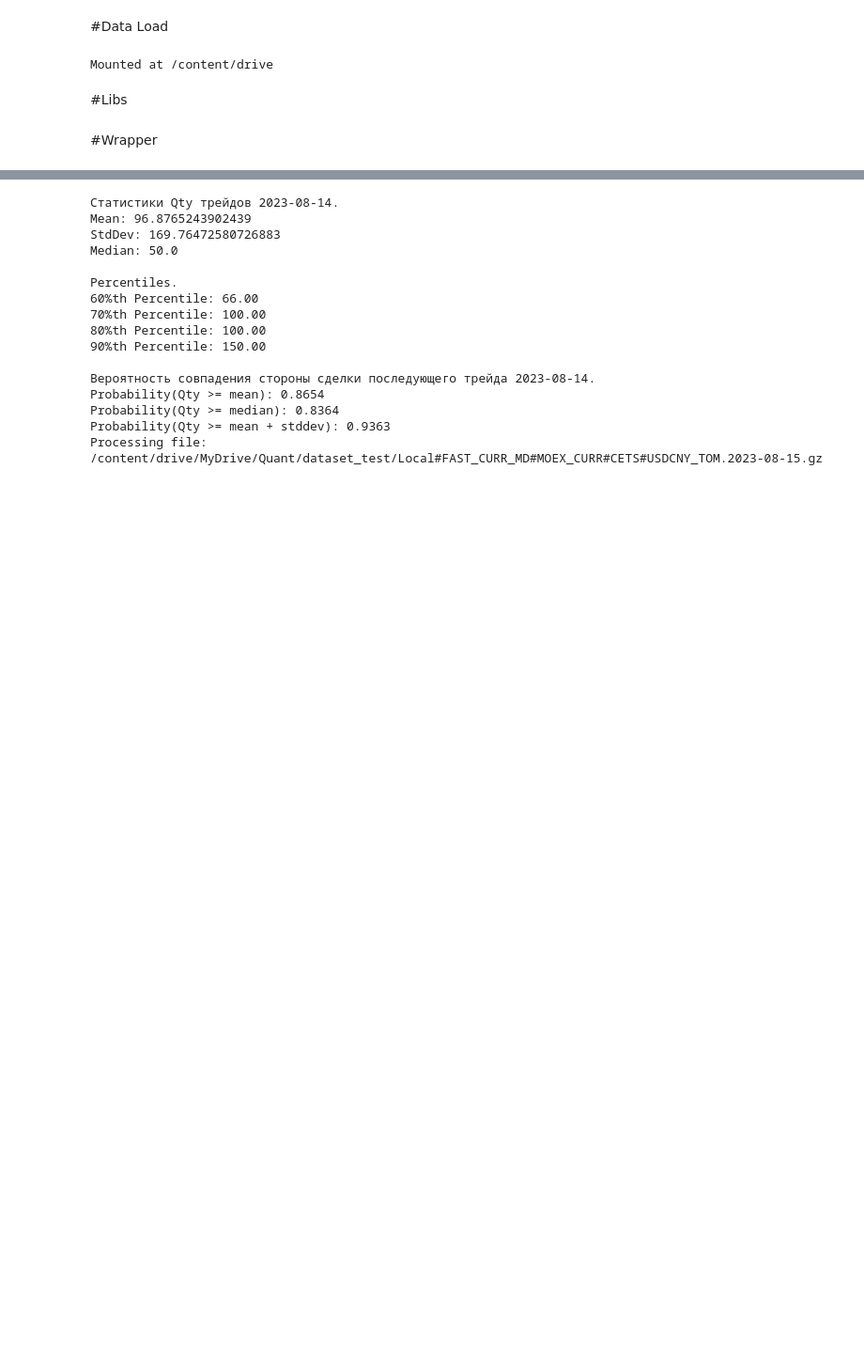
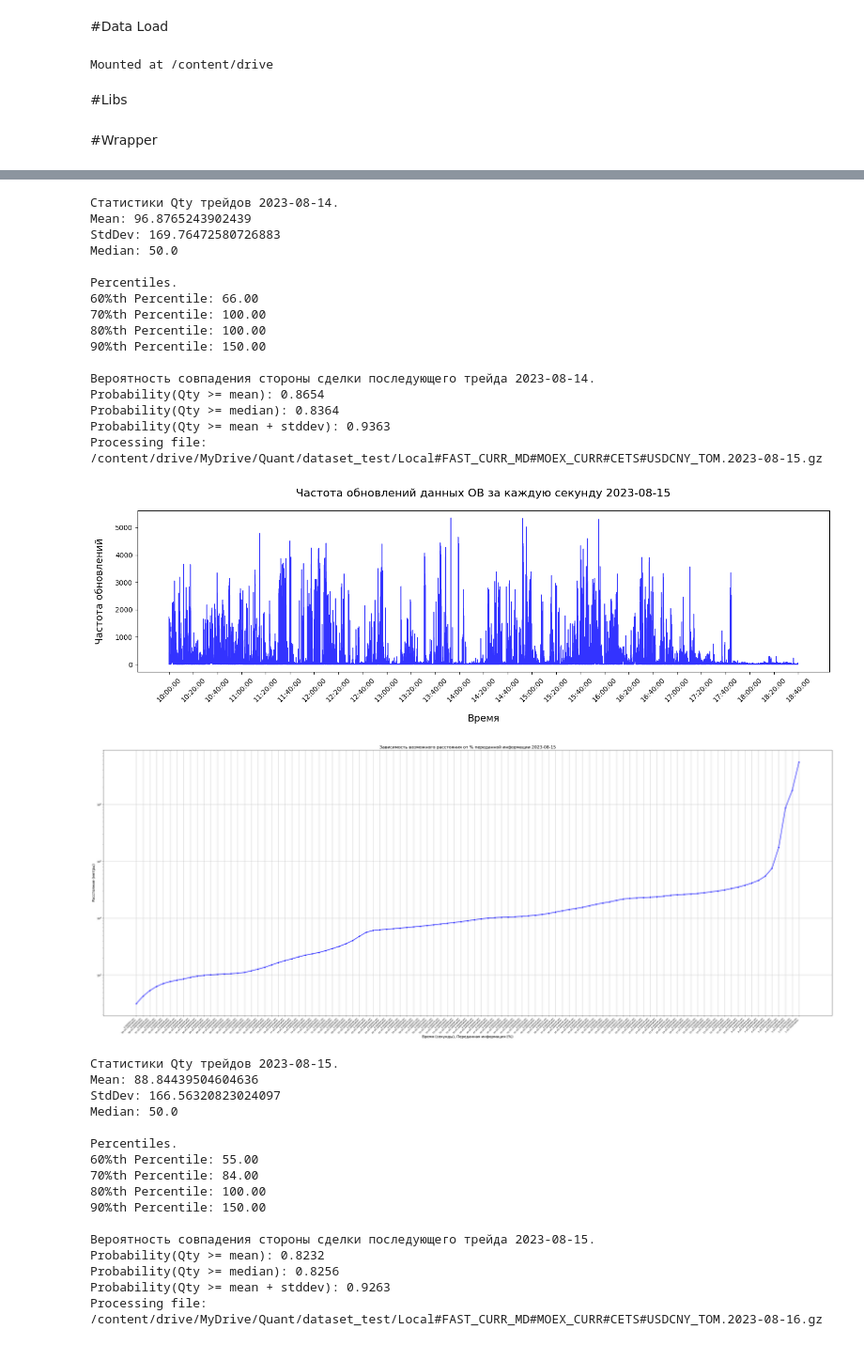
Before and after one commit to WastingT-me/HFT-Interviews, a Jupyter notebook: MD_Task.ipynb, the cells around one changed output, grey strips where cells are left out. Shown at 94% size. Saved outputs shown, nothing was run; the diff lists cells and outputs as text; code cells hidden in the pictures; blank space fills up the shorter version.

```diff
--- a/MD_Task.ipynb
+++ b/MD_Task.ipynb
@@ -84,32 +84,50 @@ for filename in os.listdir(path_to_dir):
             df = utils.common_data_preparation(df)
 
             time = file_path.split('/')[-1].split('.')[1]
 
-            utils.first_task(df, time)
-            utils.second_task(df, time)
+            utils.first_task(df, time, path = '/content/drive/MyDrive/Quant/md_task_temp_data/frequency/')
+            utils.second_task(df, time, path = '/content/drive/MyDrive/Quant/md_task_temp_data/trades/')
 
             clear_globals()
 
         except Exception as e:
             print(f"Error processing file {file_path}")
             clear_globals()
 # %% [output]
 Processing file: /content/drive/MyDrive/Quant/dataset_test/Local#FAST_CURR_MD#MOEX_CURR#CETS#USDCNY_TOM.2023-08-14.gz
 [figure]
 [figure]
 Статистики Qty трейдов 2023-08-14.
 Mean: 96.8765243902439
 StdDev: 169.76472580726883
 Median: 50.0
 
 Percentiles.
 60%th Percentile: 66.00
 70%th Percentile: 100.00
 80%th Percentile: 100.00
 90%th Percentile: 150.00
 
 Вероятность совпадения стороны сделки последующего трейда 2023-08-14.
 Probability(Qty >= mean): 0.8654
 Probability(Qty >= median): 0.8364
 Probability(Qty >= mean + stddev): 0.9363
 Processing file: /content/drive/MyDrive/Quant/dataset_test/Local#FAST_CURR_MD#MOEX_CURR#CETS#USDCNY_TOM.2023-08-15.gz
+[figure, added]
+[figure, added]
+Статистики Qty трейдов 2023-08-15.
+Mean: 88.84439504604636
+StdDev: 166.56320823024097
+Median: 50.0
+
+Percentiles.
+60%th Percentile: 55.00
+70%th Percentile: 84.00
+80%th Percentile: 100.00
+90%th Percentile: 150.00
+
+Вероятность совпадения стороны сделки последующего трейда 2023-08-15.
+Probability(Qty >= mean): 0.8232
+Probability(Qty >= median): 0.8256
+Probability(Qty >= mean + stddev): 0.9263
+Processing file: /content/drive/MyDrive/Quant/dataset_test/Local#FAST_CURR_MD#MOEX_CURR#CETS#USDCNY_TOM.2023-08-16.gz
```
Also changed, not shown: parts of 1 cell of this notebook, 1 other file.
